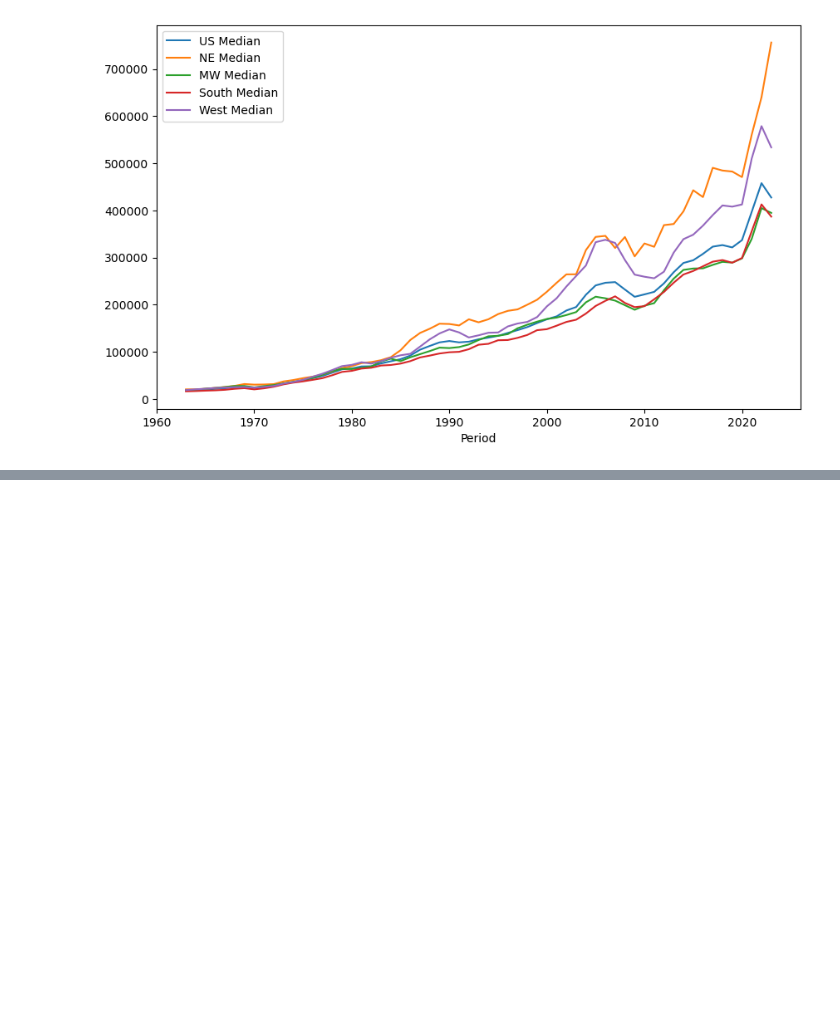
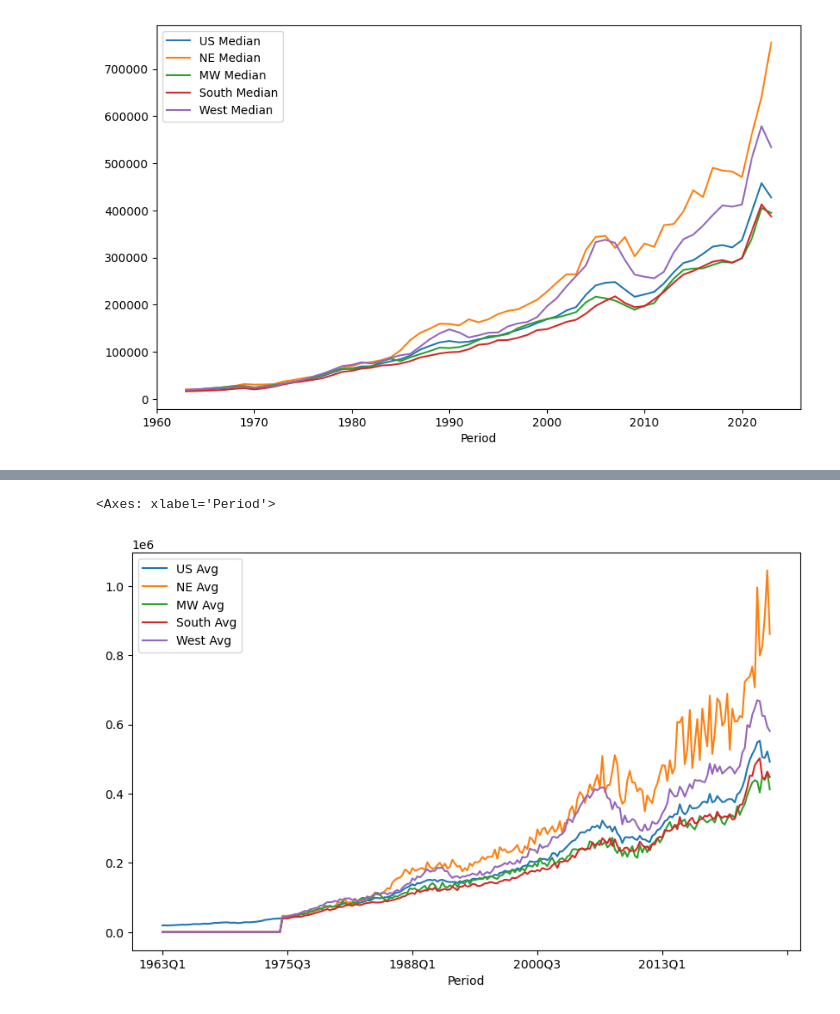
Before and after one commit to mwestonjr/Capstone, a Jupyter notebook: avg_home_sales.ipynb, the cells around one changed output, grey strips where cells are left out. Cells and saved outputs as stored; diff of their text form; code cells hidden in the pictures; blank space fills up the shorter version.

```diff
--- a/avg_home_sales.ipynb
+++ b/avg_home_sales.ipynb
@@ -358,0 +272,2 @@ home_merge.plot(kind = 'line',
+# %%
+value_by_quarter = pd.read_csv('../capstone/data/value_by_quarter.csv')
@@ -358,0 +290,2 @@ home_merge.plot(kind = 'line',
+# %%
+value_by_quarter[["Year", "Quarter"]] = value_by_quarter['Period'].str.split('Q', expand = True)
@@ -358,0 +346,8 @@ home_merge.plot(kind = 'line',
+# %%
+value_by_quarter.plot(kind = 'line',
+                      x = 'Period',
+                      y = ['US Avg','NE Avg', 'MW Avg', 'South Avg', 'West Avg'],
+                      figsize = (10,6))
+# %% [output]
+<Axes: xlabel='Period'>
+[figure, added]
```
Also changed, not shown: parts of 72 cells of this notebook, 1 other file.
